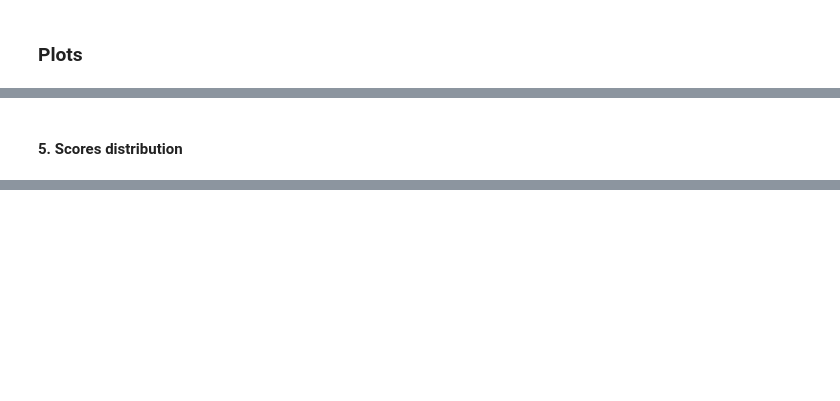
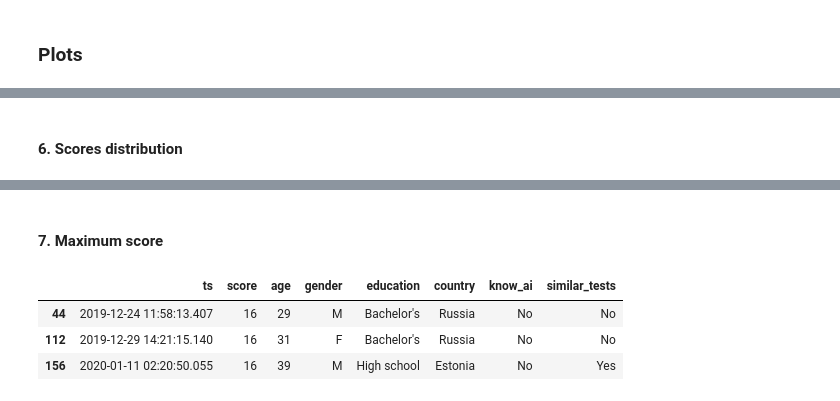
Before and after one commit to ShalyginaA/artificial-or-real, a Jupyter notebook: images_analysis.ipynb, the cells around one changed output, grey strips where cells are left out. Drawn from its saved outputs; the diff is of its cells as text; code cells hidden in the pictures; blank space fills up the shorter version.

```diff
--- a/images_analysis.ipynb
+++ b/images_analysis.ipynb
@@ -67,0 +70,2 @@ df
+# %%
+df['date'] = df['ts'].dt.date
@@ -106,7 +120,7 @@ plt.show()
 # %% [output]
 [drawing not drawn]
 # %% [markdown]
-#### 5. Scores distribution
+#### 6. Scores distribution
 # %%
 hist = sns.countplot(x = 'score',
               data = df,
@@ -116,3 +130,14 @@ plt.title("Scores distribution, images")
 plt.show()
 # %% [output]
 [drawing not drawn]
+# %% [markdown]
+#### 7. Maximum score
+# %%
+df_max = df[df['score'] == 16]
+# %%
+df_max[['ts', 'score', 'age', 'gender', 'education', 'country', 'know_ai', 'similar_tests']]
+# %% [output]
+|  | ts | score | age | gender | education | country | know_ai | similar_tests |
+| 44 | 2019-12-24 11:58:13.407 | 16 | 29 | M | Bachelor's | Russia | No | No |
+| 112 | 2019-12-29 14:21:15.140 | 16 | 31 | F | Bachelor's | Russia | No | No |
+| 156 | 2020-01-11 02:20:50.055 | 16 | 39 | M | High school | Estonia | No | Yes |
```
Also changed, not shown: parts of 7 cells of this notebook.
